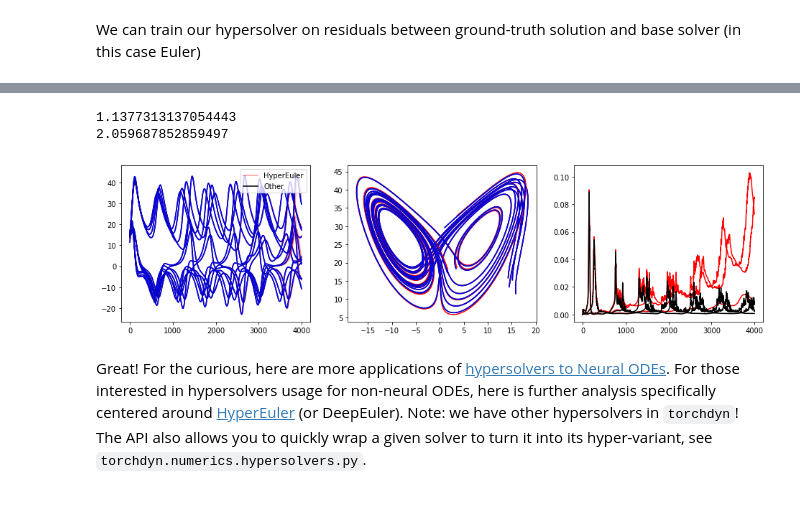
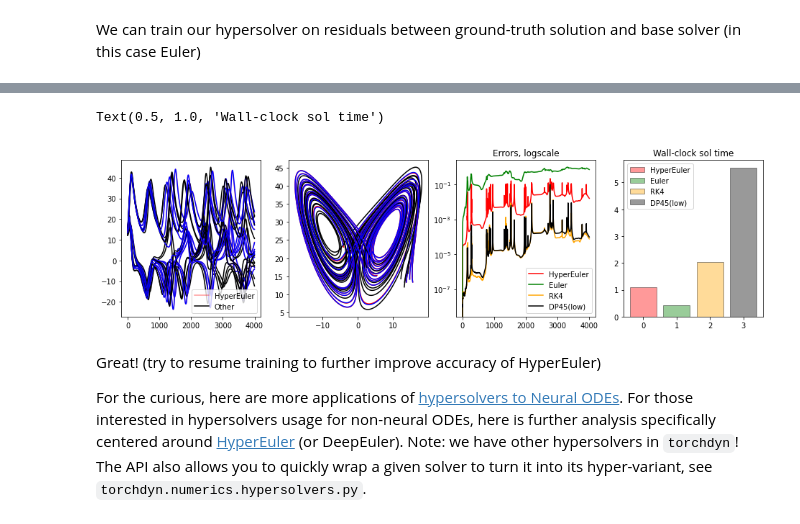
Before and after one commit to DiffEqML/torchdyn, a Jupyter notebook: tutorials/04_hypersolver_odeint.ipynb, the cells around one changed output, grey strips where cells are left out. Cells and saved outputs as stored; diff of their text form; code cells hidden in the pictures.

```diff
--- a/tutorials/04_hypersolver_odeint.ipynb
+++ b/tutorials/04_hypersolver_odeint.ipynb
@@ -102,6 +107,7 @@ Step: 296993, Residual loss: 135.48975
 # %%
-# roughly twice as fast as a rk4 (3 orders higher). How does the accuracy compare?
-# sampling different initial conditions
+# roughly twice as fast as a rk4 (3 orders higher). How does the accuracy compare to the base solver (and others)?
+# sampling different initial conditions (off distribution to test generalization)
+x0 = torch.randn(5, 3) + 14 # solve 5 IVPs in parallel!
 
 hypersolver = hypersolver.to(device)
 x0 = x0.to(device)
@@ -109,42 +115,71 @@ x0 = x0.to(device)
 t0 = time.time()
 t_eval, sol = odeint(sys, x0, t_span, solver=hypersolver)
 sol = sol.detach().cpu()
-timing = time.time() - t0; print(timing)
+hyper_sol_time = time.time() - t0
 
 t0 = time.time()
-t_eval, sol_other = odeint(sys, x0, t_span, solver='rk4')
-sol_other = sol_other.detach().cpu()
-timing = time.time() - t0; print(timing)
+t_eval, base_sol = odeint(sys, x0, t_span, solver='euler')
+base_sol = base_sol.detach().cpu()
+base_sol_time = time.time() - t0
+
+t0 = time.time()
+t_eval, rk4_sol = odeint(sys, x0, t_span, solver='rk4')
+rk4_sol = rk4_sol.detach().cpu()
+rk4_sol_time = time.time() - t0
+
+t0 = time.time()
+t_eval, dp5_low_sol = odeint(sys, x0, t_span, solver='dopri5', atol=1e-3, rtol=1e-3)
+dp5_low_sol = dp5_low_sol.detach().cpu()
+dp5_low_time = time.time() - t0
-# %% [output]
-1.1377313137054443
-2.059687852859497
+# %%
+t_eval, sol_gt = odeint(sys, x0, t_span, solver='tsit5', atol=1e-6, rtol=1e-6)
+sol_gt = sol_gt.detach().cpu()
 # %%
 def smape(yhat, y):
     return torch.abs(yhat - y) / (torch.abs(yhat) + torch.abs(y)) / 2
 # %%
-error_hyper = smape(sol_gt, sol).mean(1)
-error_other = smape(sol_gt, sol_other).mean(1)
+error_hyper = smape(sol_gt, sol).mean(1).sum(1)
+error_base = smape(sol_gt, base_sol).mean(1).sum(1)
+error_rk4 = smape(sol_gt, rk4_sol).mean(1).sum(1)
+error_dp5 = smape(sol_gt, dp5_low_sol).mean(1).sum(1)
 
 fig = plt.figure(figsize=(16,4))
-ax = fig.add_subplot(1,3,1)
+ax = fig.add_subplot(1,4,1)
 for i in range(4):
     for j in range(3):
         ax.plot(sol[:,i,j], c='r', alpha=0.4)
         ax.plot(sol_other[:,i,j], c='black')
         ax.plot(sol_gt[:,i,j], c='blue')
         ax.legend(['HyperEuler', 'Other'])
 
-ax = fig.add_subplot(1,3,2)
+ax = fig.add_subplot(1,4,2)
 for i in range(4):
     ax.plot(sol[:,i,0], sol[:,i,2], c='r')
     ax.plot(sol_other[:,i,0], sol_other[:,i,2], c='black')
     ax.plot(sol_gt[:,i,0], sol_gt[:,i,2], c='blue')
 
 
-ax = fig.add_subplot(1,3,3)
+ax = fig.add_subplot(1,4,3)
 ax.plot(error_hyper, c='r')
-ax.plot(error_other, c='black');
+ax.plot(error_base, c='green')
+ax.plot(error_rk4, c='orange')
+ax.plot(error_dp5, c='black')
+ax.set_yscale('log')
+ax.legend(['HyperEuler', 'Euler', 'RK4', 'DP45(low)'])
+ax.set_title('Errors, logscale')
+
+
+times = [hyper_sol_time, base_sol_time, rk4_sol_time, dp5_low_time]
+ax = fig.add_subplot(1,4,4)
+colors = ['r', 'g', 'orange', 'black']
+for k in range(4):
+    barlist = ax.bar(0 + k, times[k:k+1], color=colors[k], alpha=0.4, edgecolor='black')
+ax.legend(['HyperEuler', 'Euler', 'RK4', 'DP45(low)'])
+ax.set_title('Wall-clock sol time')
 # %% [output]
+Text(0.5, 1.0, 'Wall-clock sol time')
-[figure, old version]
+[figure, new version]
 # %% [markdown]
-Great! For the curious, here are more applications of [hypersolvers to Neural ODEs](https://github.com/DiffEqML/diffeqml-research/tree/master/hypersolver). For those interested in hypersolvers usage for non-neural ODEs, here is further analysis specifically centered around [HyperEuler](https://arxiv.org/abs/2003.09573#:~:text=In%20this%20paper%2C%20we%20propose,with%20a%20large%20step%20size.) (or DeepEuler). Note: we have other hypersolvers in `torchdyn`! The API also allows you to quickly wrap a given solver to turn it into its hyper-variant, see `torchdyn.numerics.hypersolvers.py`.
+Great!  (try to resume training to further improve accuracy of HyperEuler)
+
+For the curious, here are more applications of [hypersolvers to Neural ODEs](https://github.com/DiffEqML/diffeqml-research/tree/master/hypersolver). For those interested in hypersolvers usage for non-neural ODEs, here is further analysis specifically centered around [HyperEuler](https://arxiv.org/abs/2003.09573#:~:text=In%20this%20paper%2C%20we%20propose,with%20a%20large%20step%20size.) (or DeepEuler). Note: we have other hypersolvers in `torchdyn`! The API also allows you to quickly wrap a given solver to turn it into its hyper-variant, see `torchdyn.numerics.hypersolvers.py`.
```
Also changed, not shown: parts of 3 cells of this notebook, 3 other files.
